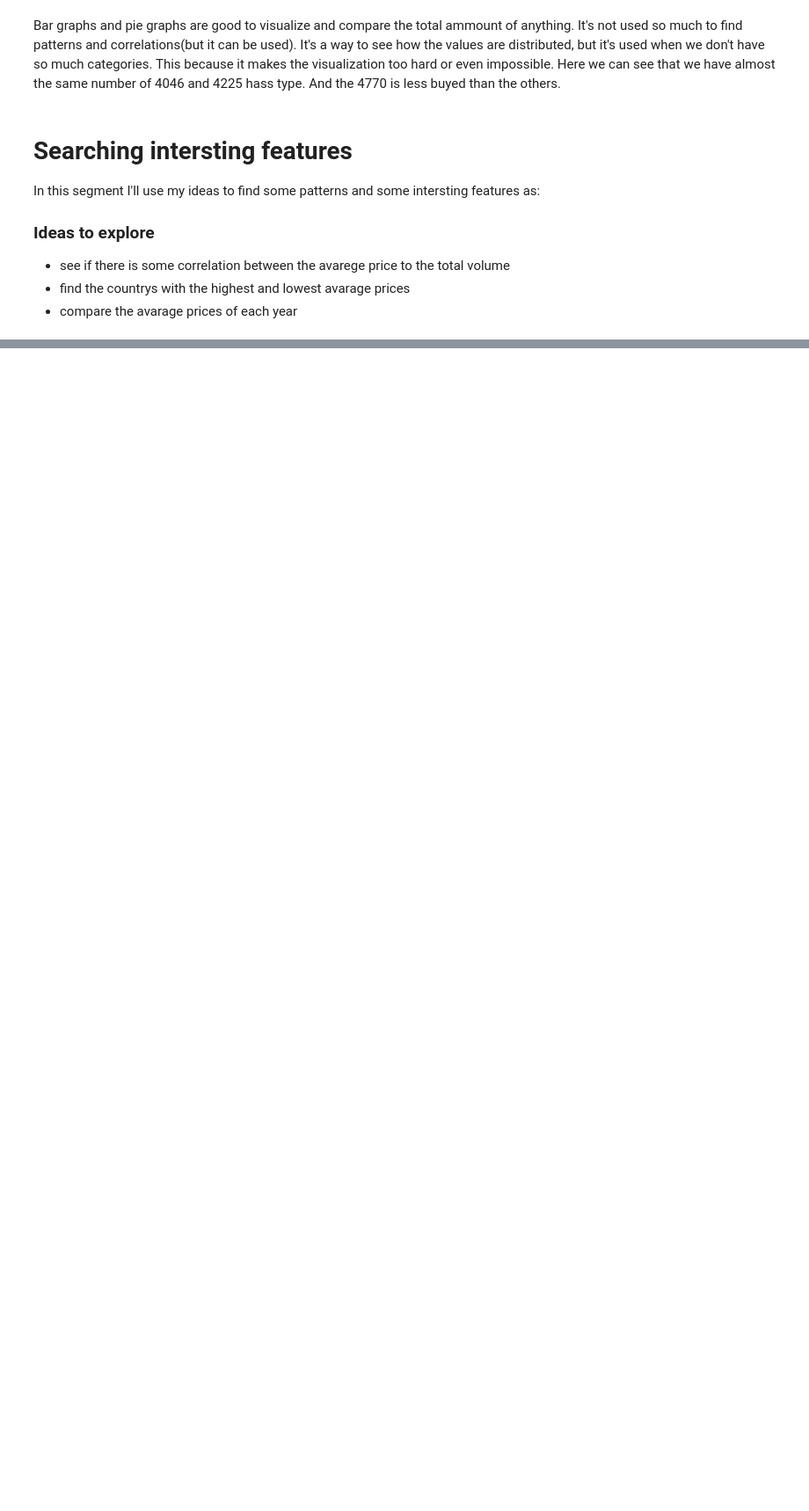
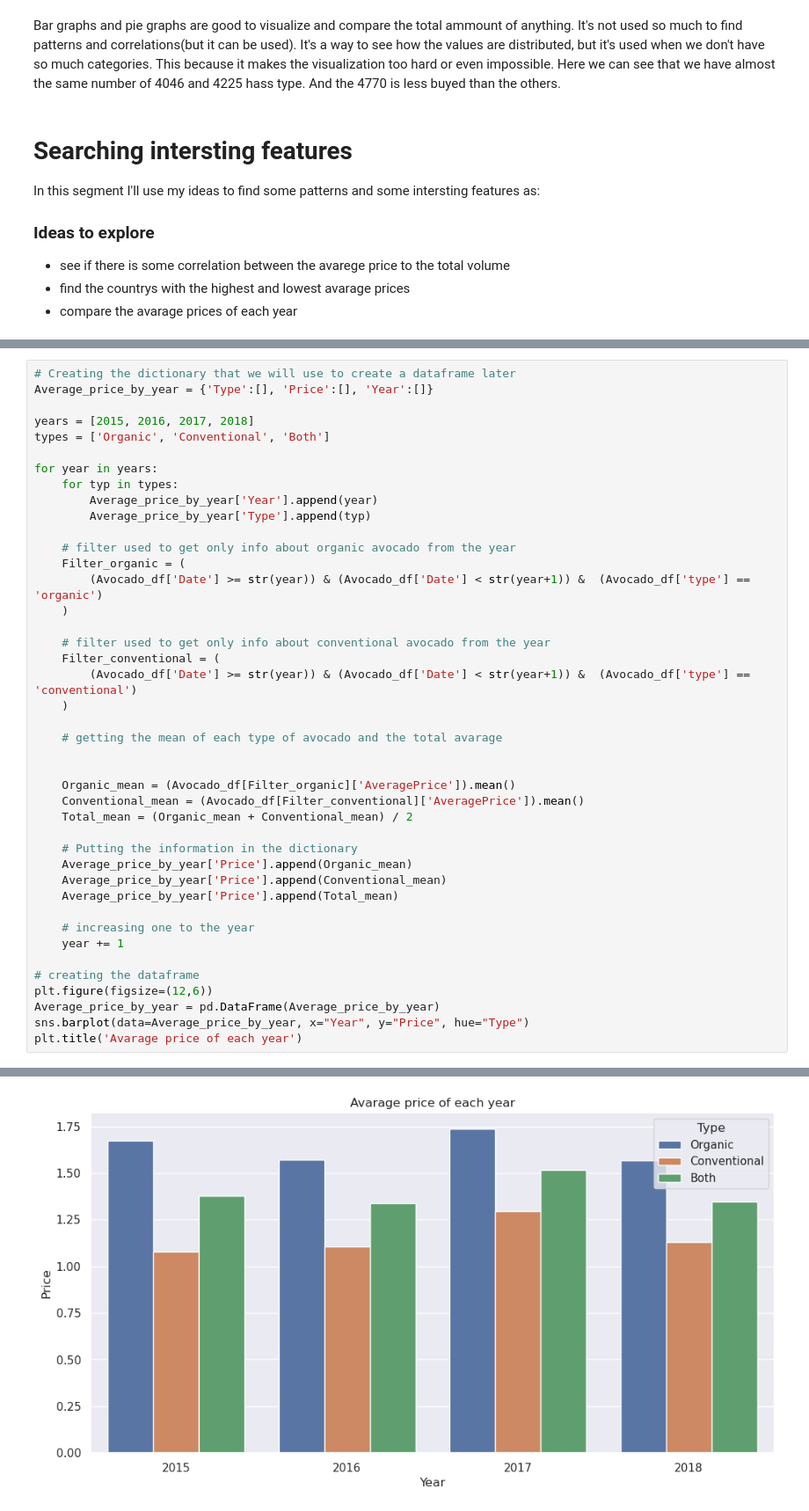
Before and after one commit to GuiRodrigues04/Avocado-price-and-market, a Jupyter notebook: avocado-prices.ipynb, the cells around one changed output, grey strips where cells are left out. Shown at 88% size. Saved outputs shown, nothing was run; the diff lists cells and outputs as text; blank space fills up the shorter version.

Commit message:
Kaggle Notebook | EDA Explanation, simple data visualization | Version 14

```diff
--- a/avocado-prices.ipynb
+++ b/avocado-prices.ipynb
@@ -221,0 +204,43 @@ Average_price_by_year = pd.DataFrame(Average_price_by_year)
+# %%
+# Creating the dictionary that we will use to create a dataframe later
+Average_price_by_year = {'Type':[], 'Price':[], 'Year':[]}
+
+years = [2015, 2016, 2017, 2018]
+types = ['Organic', 'Conventional', 'Both']
+
+for year in years:
+    for typ in types:
+        Average_price_by_year['Year'].append(year)
+        Average_price_by_year['Type'].append(typ)
+
+    # filter used to get only info about organic avocado from the year
+    Filter_organic = (
+        (Avocado_df['Date'] >= str(year)) & (Avocado_df['Date'] < str(year+1)) &  (Avocado_df['type'] == 'organic')
+    )
+
+    # filter used to get only info about conventional avocado from the year
+    Filter_conventional = (
+        (Avocado_df['Date'] >= str(year)) & (Avocado_df['Date'] < str(year+1)) &  (Avocado_df['type'] == 'conventional')
+    )
+
+    # getting the mean of each type of avocado and the total avarage
+
+
+    Organic_mean = (Avocado_df[Filter_organic]['AveragePrice']).mean()
+    Conventional_mean = (Avocado_df[Filter_conventional]['AveragePrice']).mean()
+    Total_mean = (Organic_mean + Conventional_mean) / 2
+
+    # Putting the information in the dictionary
+    Average_price_by_year['Price'].append(Organic_mean)
+    Average_price_by_year['Price'].append(Conventional_mean)
+    Average_price_by_year['Price'].append(Total_mean)
+
+    # increasing one to the year
+    year += 1
+
+# creating the dataframe
+plt.figure(figsize=(12,6))
+Average_price_by_year = pd.DataFrame(Average_price_by_year)
+sns.barplot(data=Average_price_by_year, x="Year", y="Price", hue="Type")
+plt.title('Avarage price of each year')
+# %% [output]
@@ -221,0 +248 @@ Average_price_by_year = pd.DataFrame(Average_price_by_year)
+[figure, added]
```
Also changed, not shown: parts of 10 cells of this notebook.
